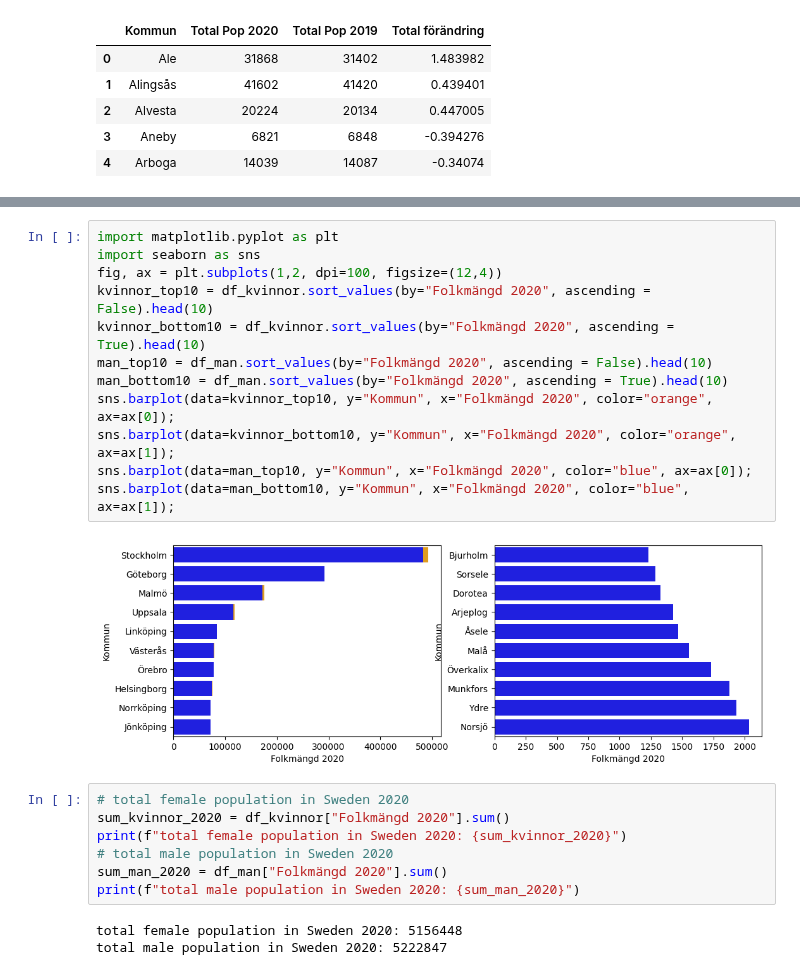
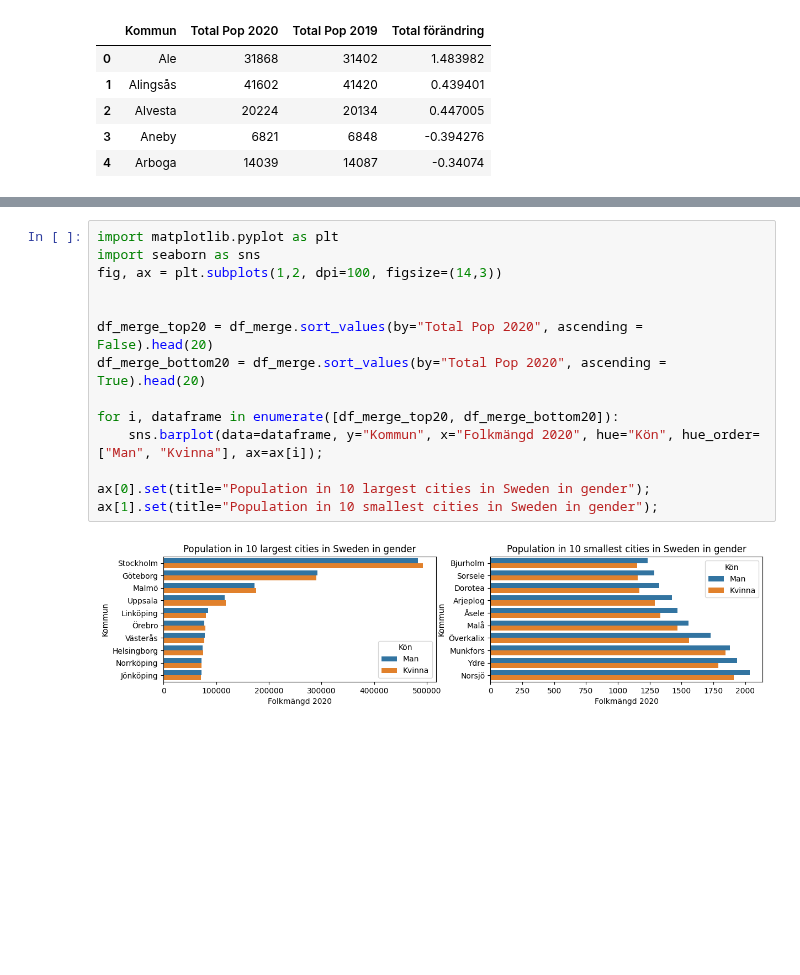
Before and after one commit to yuna-liu/Databehandling-Yuna-Liu, a Jupyter notebook: Exercises/E00_pandas_basic_syntax.ipynb, the cells around one changed output, grey strips where cells are left out. Drawn from its saved outputs; the diff is of its cells as text; blank space fills up the shorter version.

```diff
--- a/Exercises/E00_pandas_basic_syntax.ipynb
+++ b/Exercises/E00_pandas_basic_syntax.ipynb
@@ -603,25 +593,17 @@ sns.barplot(data=man_bottom10, y="Kommun", x="Folkmängd 2020", ax=ax[1,1]);
-# %%
-import matplotlib.pyplot as plt
-import seaborn as sns
-fig, ax = plt.subplots(1,2, dpi=100, figsize=(12,4))
-kvinnor_top10 = df_kvinnor.sort_values(by="Folkmängd 2020", ascending = False).head(10)
-kvinnor_bottom10 = df_kvinnor.sort_values(by="Folkmängd 2020", ascending = True).head(10)
-man_top10 = df_man.sort_values(by="Folkmängd 2020", ascending = False).head(10)
-man_bottom10 = df_man.sort_values(by="Folkmängd 2020", ascending = True).head(10)
-sns.barplot(data=kvinnor_top10, y="Kommun", x="Folkmängd 2020", color="orange", ax=ax[0]);
-sns.barplot(data=kvinnor_bottom10, y="Kommun", x="Folkmängd 2020", color="orange", ax=ax[1]);
-sns.barplot(data=man_top10, y="Kommun", x="Folkmängd 2020", color="blue", ax=ax[0]);
-sns.barplot(data=man_bottom10, y="Kommun", x="Folkmängd 2020", color="blue", ax=ax[1]);
-# %% [output]
-[figure, removed]
-# %%
-# total female population in Sweden 2020
-sum_kvinnor_2020 = df_kvinnor["Folkmängd 2020"].sum()
-print(f"total female population in Sweden 2020: {sum_kvinnor_2020}")
-# total male population in Sweden 2020
-sum_man_2020 = df_man["Folkmängd 2020"].sum()
-print(f"total male population in Sweden 2020: {sum_man_2020}")
-# %% [output]
-total female population in Sweden 2020: 5156448
-total male population in Sweden 2020: 5222847
+# %%
+import matplotlib.pyplot as plt
+import seaborn as sns
+fig, ax = plt.subplots(1,2, dpi=100, figsize=(14,3))
+
+
+df_merge_top20 = df_merge.sort_values(by="Total Pop 2020", ascending = False).head(20)
+df_merge_bottom20 = df_merge.sort_values(by="Total Pop 2020", ascending = True).head(20)
+
+for i, dataframe in enumerate([df_merge_top20, df_merge_bottom20]):
+    sns.barplot(data=dataframe, y="Kommun", x="Folkmängd 2020", hue="Kön", hue_order=["Man", "Kvinna"], ax=ax[i]);
+
+ax[0].set(title="Population in 10 largest cities in Sweden in gender");
+ax[1].set(title="Population in 10 smallest cities in Sweden in gender");
+# %% [output]
+[figure, added]
 # %% [markdown]
```
Also changed, not shown: parts of 20 cells of this notebook, 9 other files.
